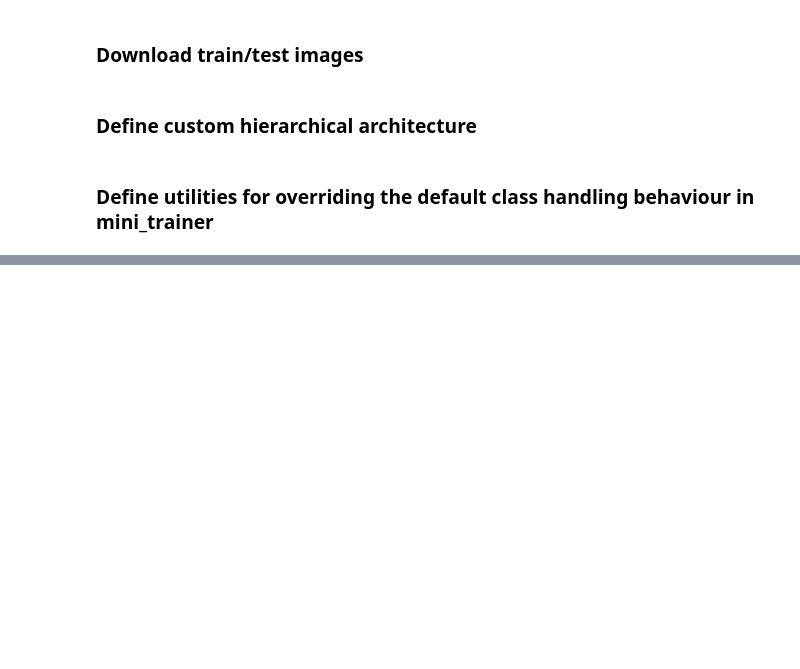
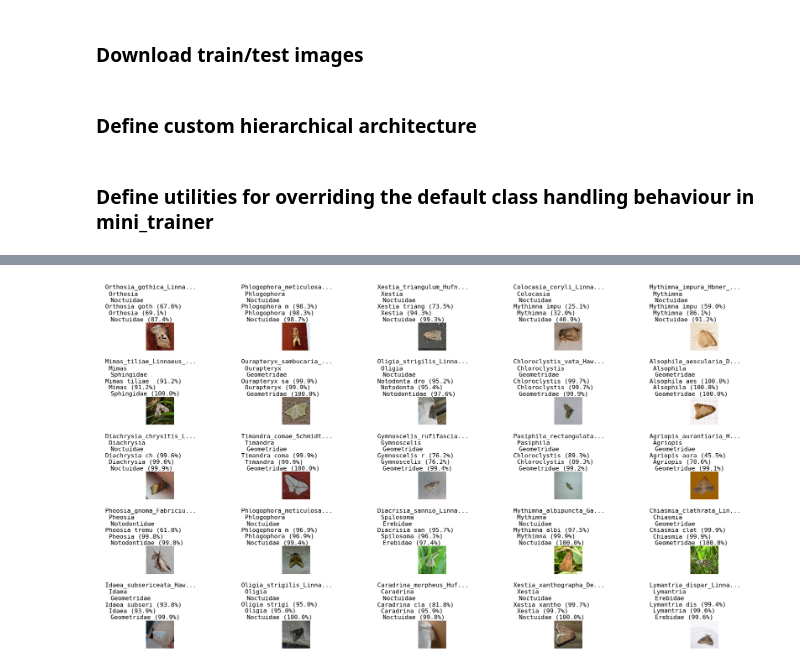
Before and after one commit to asgersvenning/mini_trainer, a Jupyter notebook: examples/hierarchical.ipynb, the cells around one changed output, grey strips where cells are left out. Drawn from its saved outputs; the diff is of its cells as text; code cells hidden in the pictures; blank space fills up the shorter version.

Commit message:
Working hierarchical example + script for running notebooks without jupyter (unsafe)

```diff
--- a/examples/hierarchical.ipynb
+++ b/examples/hierarchical.ipynb
@@ -50,7 +50,7 @@ for path in TQDM(file_index, desc="Counting images per class..."):
 # %% [markdown]
 Filter species with less than 1000 images, and select 200 training images and 25 test images
 # %%
-more_than_1000 = set(cls for cls in hierarchy if counts[cls] >= 1000)
+more_than_1000 = set(cls for cls in hierarchy if counts[cls] >= 3000)
 print(f'Number of classes with more than 1000 images: {len(more_than_1000)}')
 print(f'Number of total images for selected classes: {sum(counts[cls] for cls in more_than_1000)}')
 train_counts, test_counts = defaultdict(lambda : 0), defaultdict(lambda : 0)
@@ -130,7 +130,7 @@ class HierarchicalClassifier(nn.Module):
         ys = [y0]
         # Propagate the probabilities up the hierarchy using the masks
         for mask in self.masks:
-            ys.append(torch.logsumexp(ys[-1].unsqueeze(2) + mask, dim = 1))
+            ys.append(nn.functional.log_softmax(torch.logsumexp(ys[-1].unsqueeze(2) + mask, dim = 1), dim=1))
         return ys
 
     @staticmethod
@@ -140,10 +140,12 @@ class HierarchicalClassifier(nn.Module):
 
         # Read weight file
         weights = torch.load(path, device, weights_only=True)
+        if isinstance(weights, dict) and "model" in weights:
+            weights = weights["model"]
         num_classes, num_embeddings = weights[f"{head_name}.linear.weight"].shape
 
         # Load weights into model architecture
-        setattr(architecture, head_name, HierarchicalClassifier(num_embeddings, num_classes, masks.to(device, dtype)))
+        setattr(architecture, head_name, HierarchicalClassifier(num_embeddings, num_classes, [m.to(device, dtype) for m in masks]))
         architecture.load_state_dict(weights)
         architecture.to(device, dtype)
 
@@ -166,7 +168,8 @@ def hierarchical_model_builder(
     model : nn.Module
     if not isinstance(model, nn.Module):
         raise TypeError(f"Unknown model type `{type(model)}`, expected `{nn.Module}`")
-    num_embeddings = getattr(model, head_name)[1].in_features
+    head = getattr(model, head_name)
+    num_embeddings = (head[1] if not isinstance(head, nn.Linear) else head).in_features
     if weights is not None:
         model = HierarchicalClassifier.load(
             model_type=model,
@@ -302,0 +333,54 @@ KeyboardInterrupt:
+# %%
+from matplotlib import pyplot as plt
+from matplotlib.axes import Axes
+
+import random
+
+from mini_trainer.predict import ImageLoader
+from mini_trainer.utils import BaseResultCollector
+
+device, dtype = torch.device("cuda:0"), torch.float32
+
+class_info = hierarchical_parse_class_index("hierarchical/class_index.json")
+cls2idx, idx2cls = class_info[1]["class2idx"], class_info[1]["idx2class"]
+model, mproc = hierarchical_model_builder(
+    model = "efficientnet_b0",
+    weights = "hierarchical/efficientnet_v2_s_full_e10.pt",
+    fine_tune = False,
+    device = device,
+    dtype = dtype,
+    **class_info[0]
+)
+model.eval()
+
+images = random.sample(test_images, 25)
+ds = ImageLoader(lambda x : x, dtype, device)([os.path.join(test_dir, f) for f in images])
+
+# label_fmt = ",".join(["{:>" + str(ml) + "}" for ml in [3, 3, 2]])
+label_fmt = "{:<30}\n  {:<30}\n   {:<30}"
+def reformat_title(s : str, max_col : int=25):
+    lines = s.split("\n")
+    return "\n".join([line[:(max_col-3)] + "...     " if len(line.strip()) >= max_col else line for line in lines])
+
+fig, axs = plt.subplots(5, 5, figsize=(20, 10))
+
+for i, ax in enumerate(axs.flatten()):
+    tim = ds[i]
+    with torch.no_grad():
+        prediction = model(mproc(tim).unsqueeze(0))
+    if not isinstance(ax, Axes):
+        raise TypeError()
+    ax.imshow(tim.permute(1, 2, 0).cpu().clamp(0, 1))
+    # pstr = label_fmt.format(*[str(lcls.argmax().item()) for lcls in prediction])
+    # lstr = label_fmt.format(*reversed([str(cls2idx[lvl][cls]) for lvl, cls in enumerate(images[i].split(os.sep)[:-1])]))
+    pstr = label_fmt.format(*[f'{idx2cls[lvl][lcls.argmax().item()].replace("_", " ")[:13]} ({lcls.max().exp().item():.1%})' for lvl, lcls in zip(reversed(range(3)), prediction)])
+    lstr = label_fmt.format(*reversed(images[i].split(os.sep)[:-1]))
+    pttl = reformat_title(f'{lstr}\n{pstr}')
+    ax.set_title(pttl, pad=0, y=1.05, fontdict={"family" : "monospace"})
+    ax.axis("off")
+
+plt.tight_layout(pad=0, h_pad=1.5)
+plt.savefig("predictions25.png")
+plt.close()
+# %% [output]
+[figure, added]
```
Also changed, not shown: parts of 4 cells of this notebook, 5 other files.
